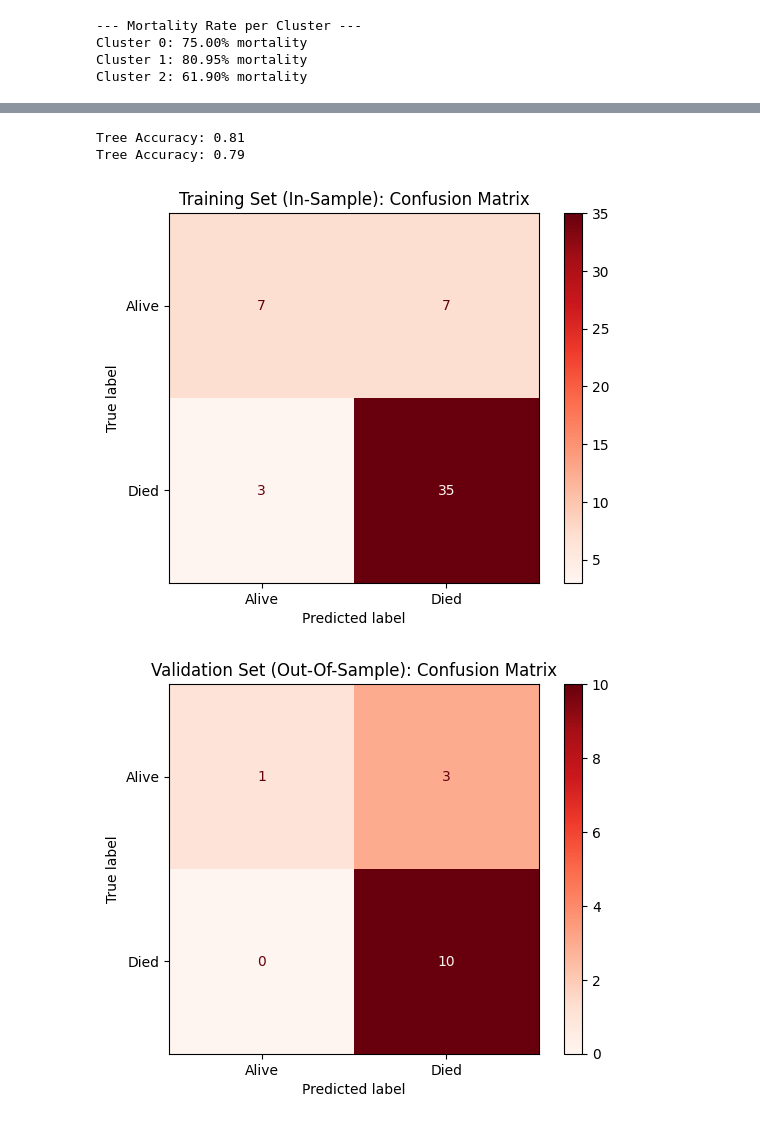
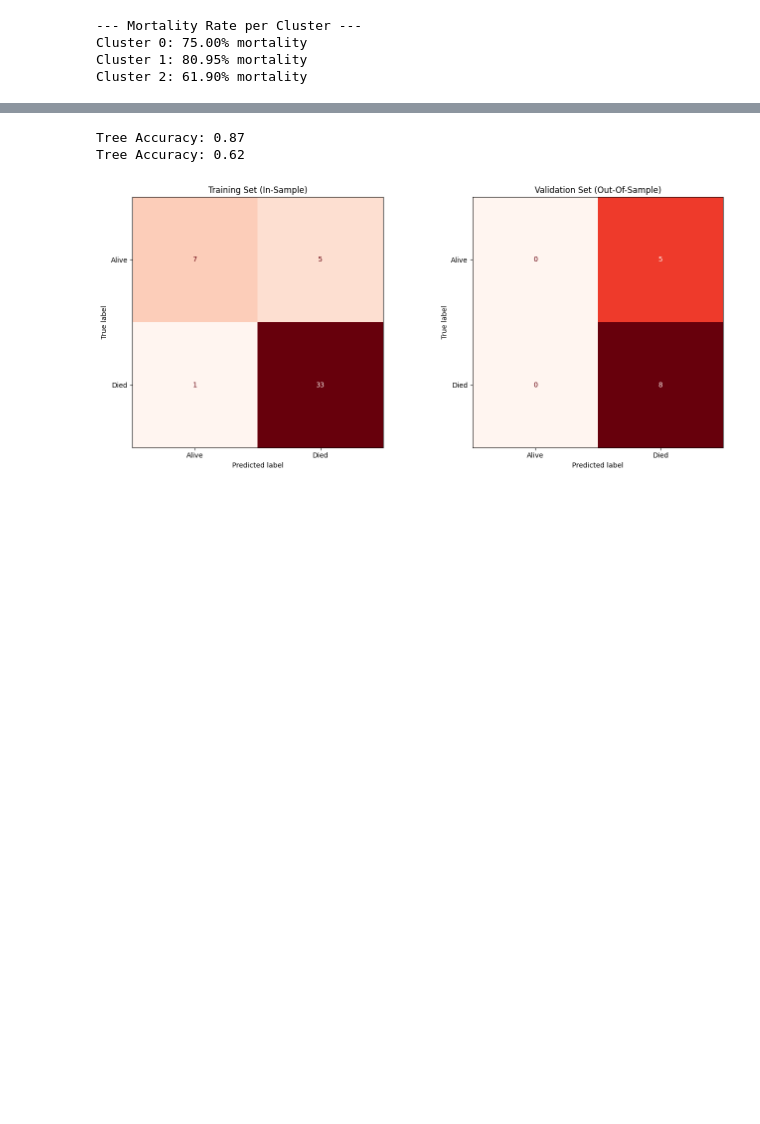
Before and after one commit to ktt920/Module-4-Cancer, a Jupyter notebook: code/Module 4 Template.ipynb, the cells around one changed output, grey strips where cells are left out. Saved outputs shown, nothing was run; the diff lists cells and outputs as text; code cells hidden in the pictures; blank space fills up the shorter version.

```diff
--- a/code/Module 4 Template.ipynb
+++ b/code/Module 4 Template.ipynb
@@ -287,11 +287,17 @@ Based on gene data we want to be able to predict mortality rate just simply base
 X_tree = X_pca
 y_tree = y_filtered.astype(int)
 
-# Split your existing PCA-transformed data (X_tree) and labels (y_tree)
-# test_size=0.2 means 80% train, 20% validation
-X_train, X_val, y_train, y_val = train_test_split(
-    X_tree, y_tree, test_size=0.2, random_state=42
+# Stage 1: Split off the 70% Training set
+# The remaining 30% goes into a temporary variable (X_temp)
+X_train, X_temp, y_train, y_temp = train_test_split(
+    X_tree, y_tree, test_size=0.30, random_state=42
 )
+
+# Stage 2: Split the 30% temporary set into Validation and Test
+# Since 10% is 1/3 of the 30% temporary set, we use test_size=0.33
+X_val, X_test, y_val, y_test = train_test_split(
+    X_temp, y_temp, test_size=0.33, random_state=42
+)
 # %%
 # Build the Decision Tree Model with max_depth of 3, meaning it can make 3 decisions splits
 tree_model = DecisionTreeClassifier(max_depth=3)
@@ -369,37 +403,34 @@ plt.show()
 # %%
-# Testing Accuracy for Both Training (80%) and Validation (20%) Data Set
+# Testing Accuracy for Both Training (70%) and Validation (20%) Data Set
 print(f"Tree Accuracy: {tree_model.score(X_train, y_train):.2f}")
 print(f"Tree Accuracy: {tree_model.score(X_val, y_val):.2f}")
 
+# 1. Create a figure with 1 row and 2 columns
+fig, ax = plt.subplots(1, 2, figsize=(14, 6))
 
-# Get predictions for the traing set
-y_pred = tree_model.predict(X_train)
+# --- TRAINING SET (Left Side) ---
+y_train_pred = tree_model.predict(X_train)
+cm_train = confusion_matrix(y_train, y_train_pred)
+disp_train = ConfusionMatrixDisplay(confusion_matrix=cm_train, display_labels=['Alive', 'Died'])
 
-# Create the confusion matrix
-cm = confusion_matrix(y_train, y_pred)
-disp = ConfusionMatrixDisplay(confusion_matrix=cm, display_labels=['Alive', 'Died'])
+# Plot to ax[0]
+disp_train.plot(cmap='Reds', ax=ax[0], colorbar=False)
+ax[0].set_title("Training Set (In-Sample)")
 
-# Plot
-disp.plot(cmap='Reds')
-plt.title("Training Set (In-Sample): Confusion Matrix")
+# --- VALIDATION SET (Right Side) ---
+y_val_pred = tree_model.predict(X_val)
+cm_val = confusion_matrix(y_val, y_val_pred)
+disp_val = ConfusionMatrixDisplay(confusion_matrix=cm_val, display_labels=['Alive', 'Died'])
+
+# Plot to ax[1]
+disp_val.plot(cmap='Reds', ax=ax[1], colorbar=False)
+ax[1].set_title("Validation Set (Out-Of-Sample)")
+
+# Adjust layout and show
+plt.tight_layout()
 plt.show()
-
-
-
-# Get predictions for the validation set
-y_pred = tree_model.predict(X_val)
-
-# Create the confusion matrix
-cm = confusion_matrix(y_val, y_pred)
-disp = ConfusionMatrixDisplay(confusion_matrix=cm, display_labels=['Alive', 'Died'])
-
-# Plot
-disp.plot(cmap='Reds')
-plt.title("Validation Set (Out-Of-Sample): Confusion Matrix")
-plt.show()
 # %% [output]
-Tree Accuracy: 0.81
-Tree Accuracy: 0.79
+Tree Accuracy: 0.87
+Tree Accuracy: 0.62
-[figure, old version]
+[figure, new version]
-[figure, removed]
 # %% [markdown]
```
Also changed, not shown: parts of 28 cells of this notebook.
